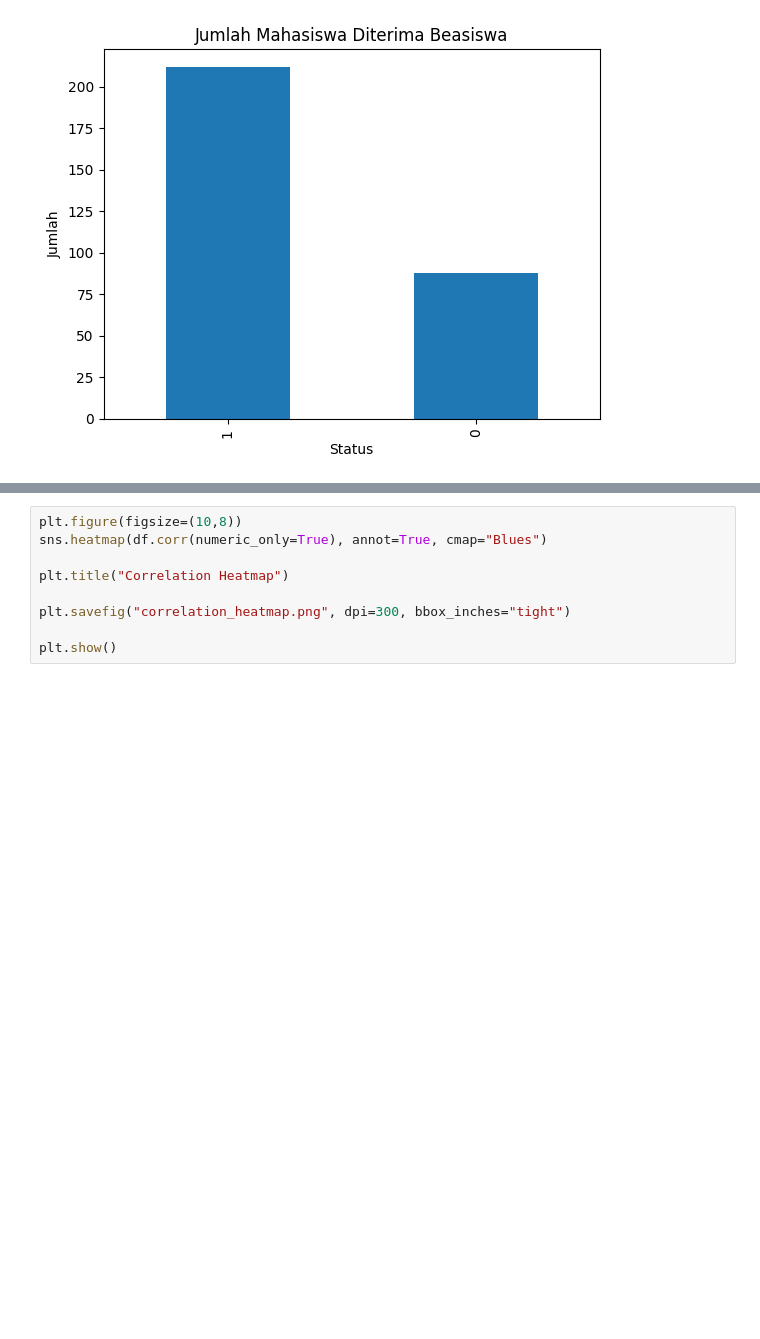
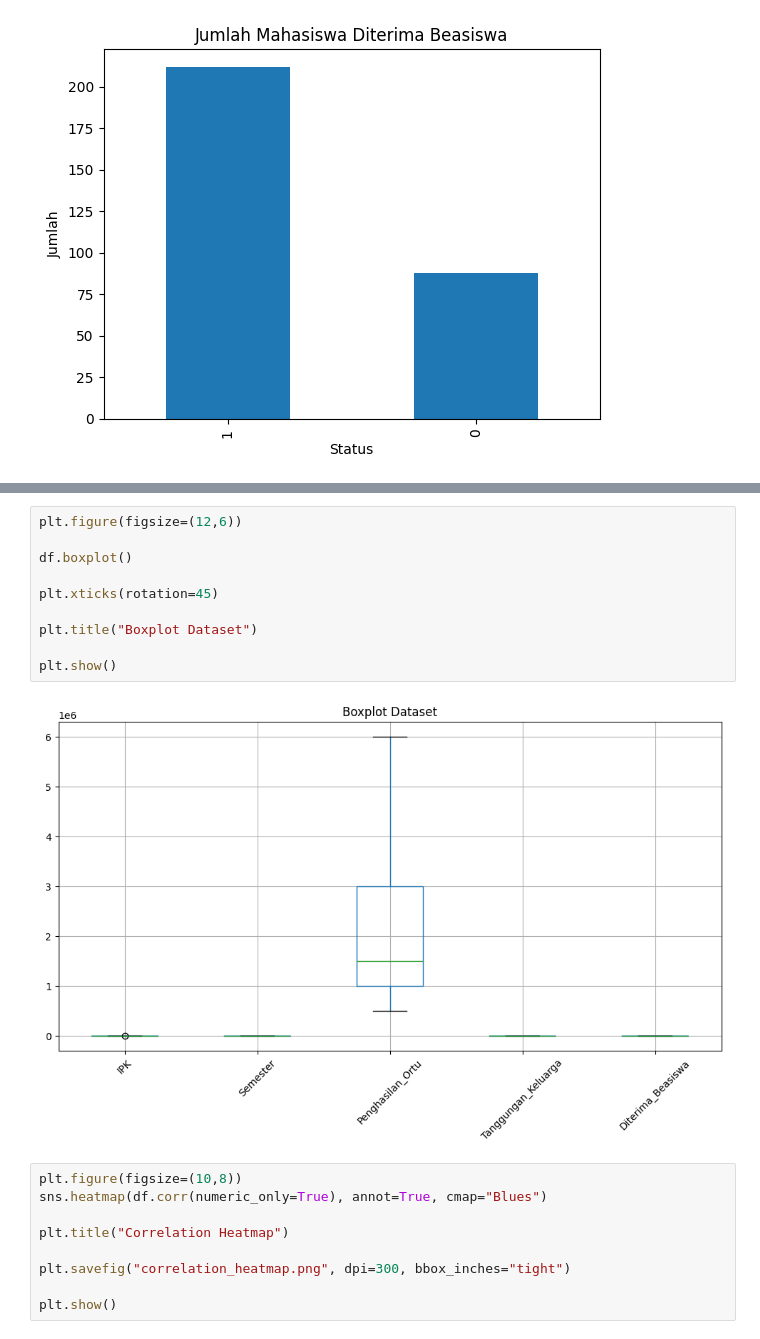
Before and after one commit to rfpmaa/uas-ml, a Jupyter notebook: notebook/UAS_ML.ipynb, the cells around one changed output, grey strips where cells are left out. Drawn from its saved outputs; the diff is of its cells as text; blank space fills up the shorter version.

```diff
--- a/notebook/UAS_ML.ipynb
+++ b/notebook/UAS_ML.ipynb
@@ -97,3 +115,15 @@ plt.show()
+# %%
+plt.figure(figsize=(12,6))
+
+df.boxplot()
+
+plt.xticks(rotation=45)
+
+plt.title("Boxplot Dataset")
+
+plt.show()
+# %% [output]
+[figure, added]
 # %%
 plt.figure(figsize=(10,8))
 sns.heatmap(df.corr(numeric_only=True), annot=True, cmap="Blues")
```
Also changed, not shown: parts of 10 cells of this notebook.
